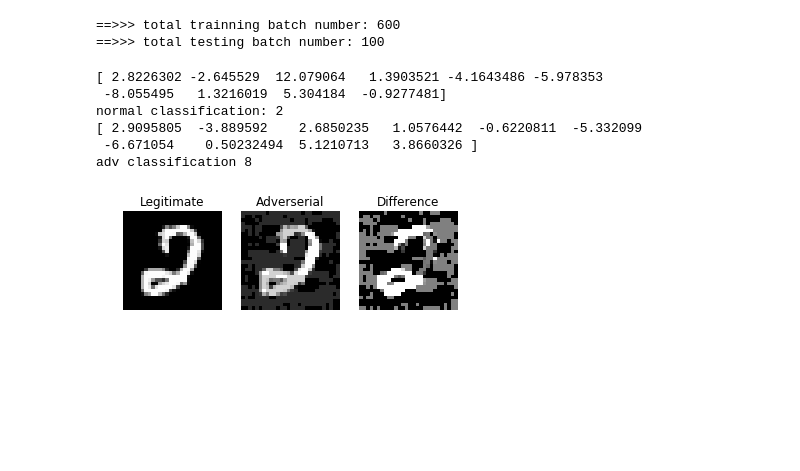
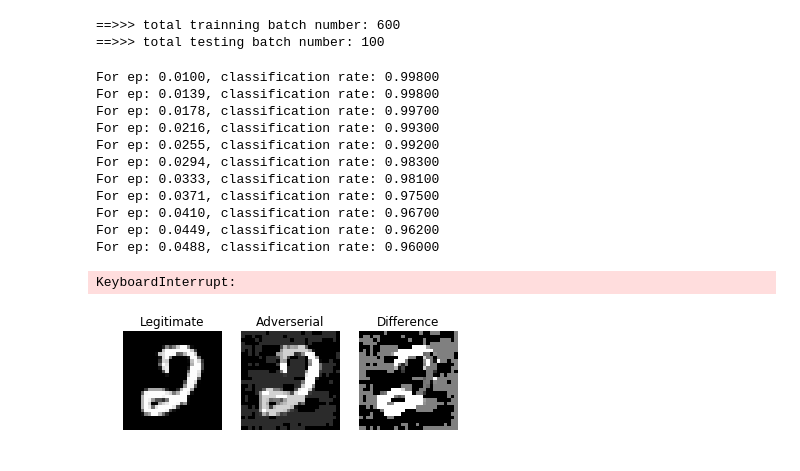
Before and after one commit to rraju1/Adv_jpeg_compression, a Jupyter notebook: adv_compression.ipynb, the cells around one changed output. Saved outputs shown, nothing was run; the diff lists cells and outputs as text; code cells hidden in the pictures; blank space fills up the shorter version.

```diff
--- a/adv_compression.ipynb
+++ b/adv_compression.ipynb
@@ -396,39 +394,66 @@ epsilon = 0.17
-# %%
-image_idx = 400
-
-print(fmodel.predictions(np_x[image_idx]))
-
-print("normal classification:", np.argmax(fmodel.predictions(np_x[image_idx])))
-
-adv = attack(np_x[image_idx], int(target[image_idx]),epsilons=[epsilon])
-
-print(fmodel.predictions(adv))
-print("adv classification", np.argmax(fmodel.predictions(adv)))
-# %% [output]
-[ 2.8226302 -2.645529  12.079064   1.3903521 -4.1643486 -5.978353
- -8.055495   1.3216019  5.304184  -0.9277481]
-normal classification: 2
-[ 2.9095805  -3.889592    2.6850235   1.0576442  -0.6220811  -5.332099
- -6.671054    0.50232494  5.1210713   3.8660326 ]
-adv classification 8
 # %%
+epsilon = 0.17
+
+image_idx = 400
+
+# print(fmodel.predictions(np_x[image_idx]))
+# print("normal classification:", np.argmax(fmodel.predictions(np_x[image_idx])))
+
+adv = attack(np_x[image_idx], int(target[image_idx]),epsilons=[epsilon])
+
+# print(fmodel.predictions(adv))
+# print("adv classification", np.argmax(fmodel.predictions(adv)))
+
 plt.figure()
 
 plt.subplot(1, 3, 1)
 plt.title('Legitimate')
 plt.imshow(np.reshape(np_x[image_idx],[28,28]), interpolation="nearest", cmap="gray")
 plt.axis('off')
 plt.subplot(1, 3, 2)
 plt.title('Adverserial')
 plt.imshow(np.reshape(adv,[28,28]), interpolation="nearest", cmap="gray")
 plt.axis('off')
 
 plt.subplot(1, 3, 3)
 plt.title('Difference')
 diff = np.reshape(np_x[image_idx],[28,28]) - np.reshape(adv,[28,28])
 plt.imshow(diff/abs(diff).max() * 0.2 + 0.5, interpolation="nearest", cmap="gray")
 plt.axis('off')
 # plt.show()
 plt.savefig('adv_diff.png',bbox_inches='tight')
+
+trial_eps = np.linspace(0.01, 0.2)
+# it takes a long time to run this cell
+classification_rates = []
+
+for ep in trial_eps:
+    adv_errors = 0
+    for i in range(1000):
+        image = np_x[i]
+        label = target_np[i]
+    #     print('normal class:', np.argmax(fmodel.predictions(image)), label)
+        adv = attack(image, int(label), epsilons=np.linspace(0.,ep,10)[1:])
+        pred = np.argmax(fmodel.predictions(image))
+        if adv is not None:
+            adv_pred = np.argmax(fmodel.predictions(adv))
+            if pred != adv_pred:
+                adv_errors = adv_errors + 1
+    acc = (1-(adv_errors/1000))
+    classification_rates.append(acc)
+    print("For ep: {:.4f}, classification rate: {:.5f}".format(
+                ep, acc))
 # %% [output]
+For ep: 0.0100, classification rate: 0.99800
+For ep: 0.0139, classification rate: 0.99800
+For ep: 0.0178, classification rate: 0.99700
+For ep: 0.0216, classification rate: 0.99300
+For ep: 0.0255, classification rate: 0.99200
+For ep: 0.0294, classification rate: 0.98300
+For ep: 0.0333, classification rate: 0.98100
+For ep: 0.0371, classification rate: 0.97500
+For ep: 0.0410, classification rate: 0.96700
+For ep: 0.0449, classification rate: 0.96200
+For ep: 0.0488, classification rate: 0.96000
+KeyboardInterrupt:
-[figure, old version]
+[figure, new version]
```
Also changed, not shown: parts of 19 cells of this notebook.
